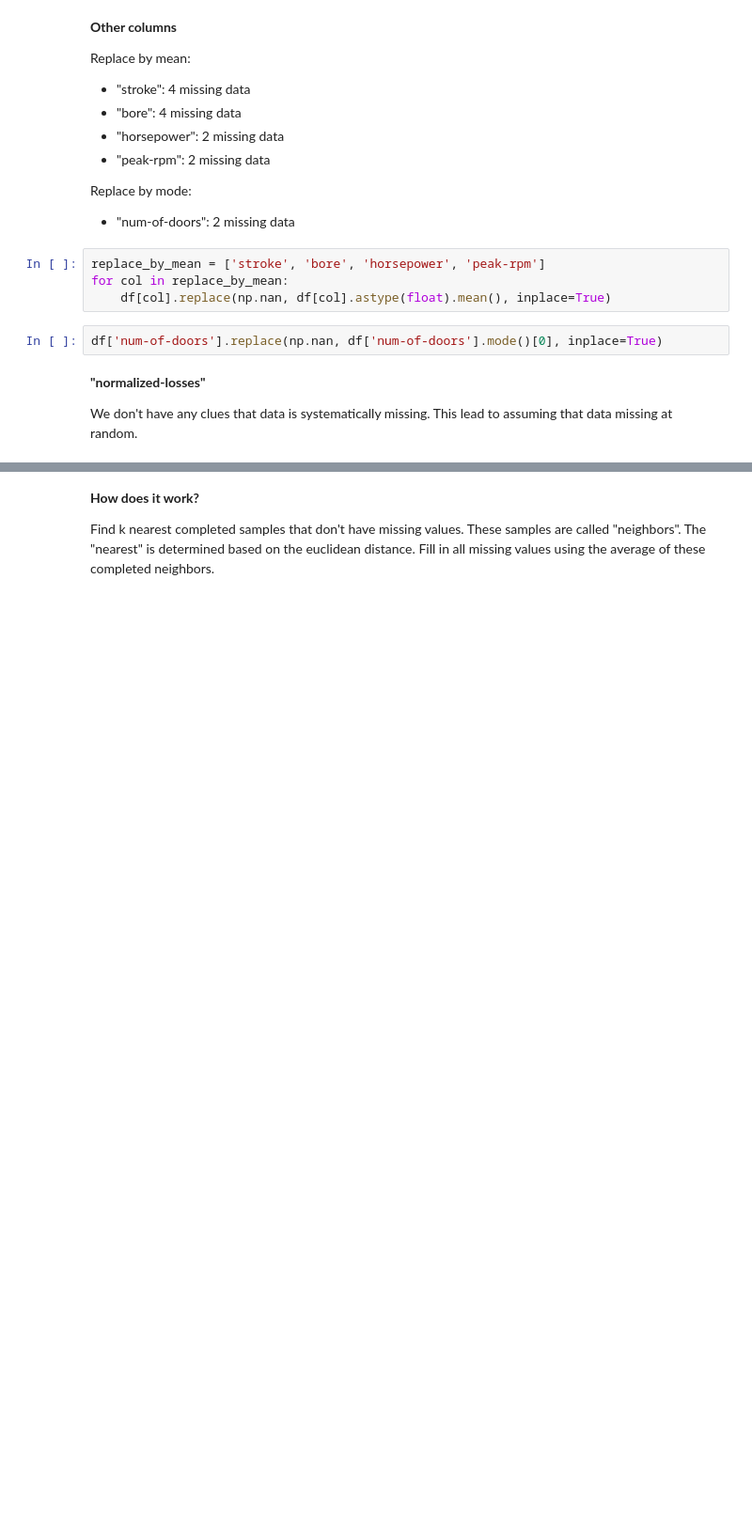
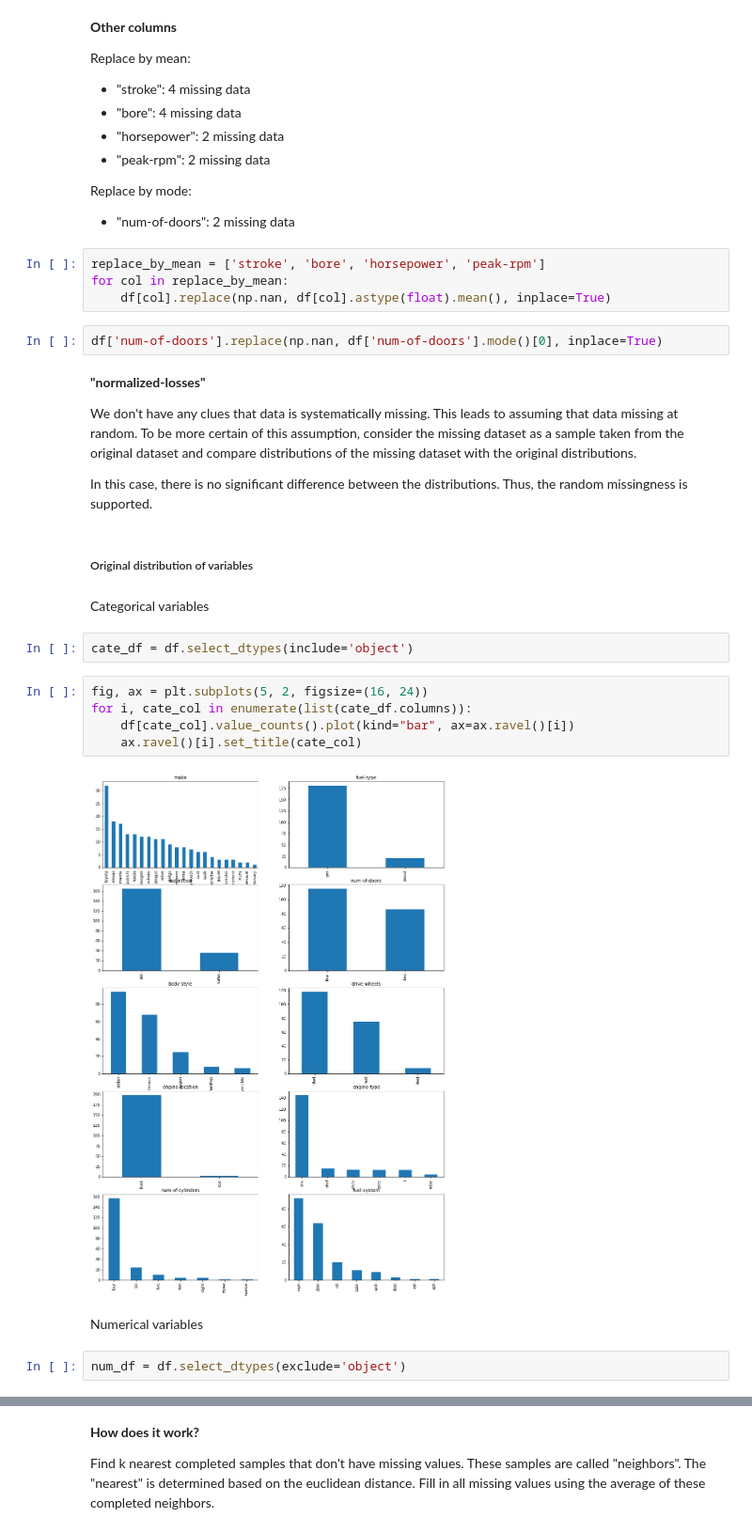
Before and after one commit to tattunglam/car_price_prediction, a Jupyter notebook: 1. data-wrangling.ipynb, the cells around one changed output, grey strips where cells are left out. Shown at 94% size. Drawn from its saved outputs; the diff is of its cells as text; blank space fills up the shorter version.

```diff
--- a/1. data-wrangling.ipynb
+++ b/1. data-wrangling.ipynb
@@ -216,4 +194,23 @@ df['num-of-doors'].replace(np.nan, df['num-of-doors'].mode()[0], inplace=True)
 # %% [markdown]
 **"normalized-losses"**
 
-We don't have any clues that data is systematically missing. This lead to assuming that data missing at random.
+We don't have any clues that data is systematically missing. This leads to assuming that data missing at random. To be more certain of this assumption, consider the missing dataset as a sample taken from the original dataset and compare distributions of the missing dataset with the original distributions.
+
+In this case, there is no significant difference between the distributions. Thus, the random missingness is supported.
+# %% [markdown]
+##### Original distribution of variables
+# %% [markdown]
+Categorical variables
+# %%
+cate_df = df.select_dtypes(include='object')
+# %%
+fig, ax = plt.subplots(5, 2, figsize=(16, 24))
+for i, cate_col in enumerate(list(cate_df.columns)):
+    df[cate_col].value_counts().plot(kind="bar", ax=ax.ravel()[i])
+    ax.ravel()[i].set_title(cate_col)
+# %% [output]
+[figure, added]
+# %% [markdown]
+Numerical variables
+# %%
+num_df = df.select_dtypes(exclude='object')
```
Also changed, not shown: parts of 22 cells of this notebook.
